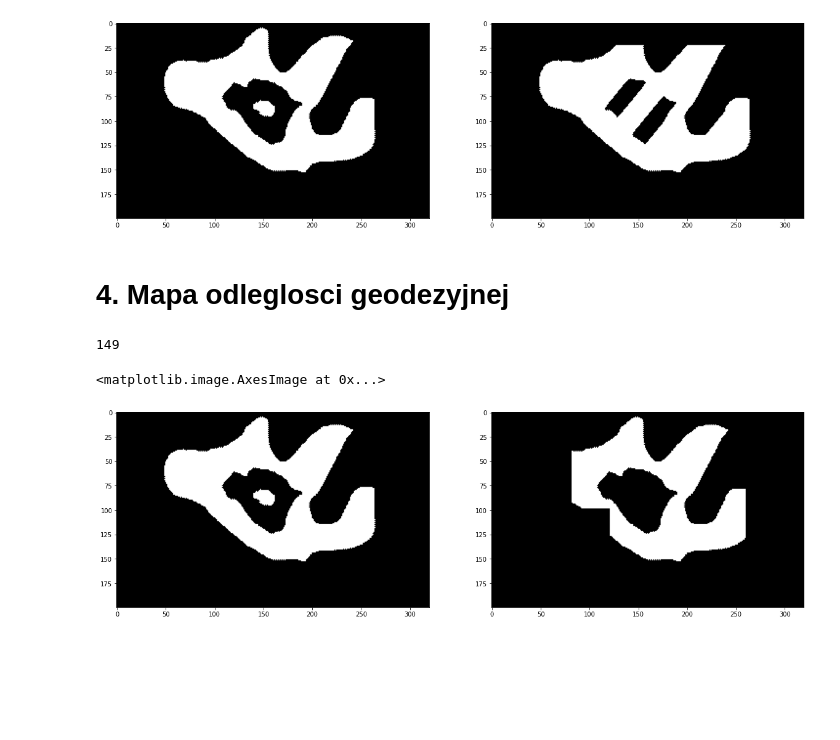
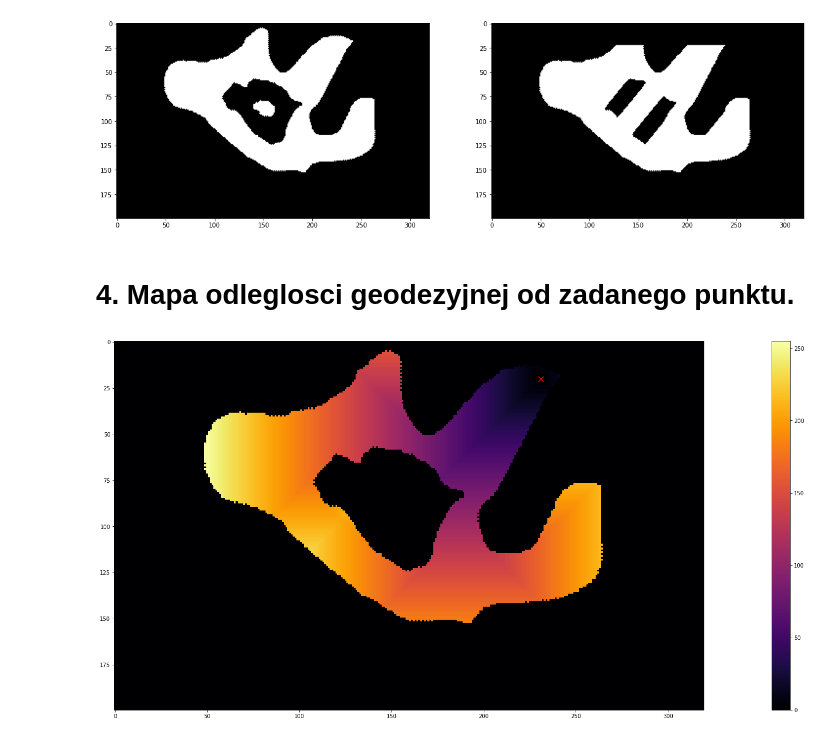
Before and after one commit to WildFireCodes/Processing-of-digital-images, a Jupyter notebook: Project1/notebook_version.ipynb, the cells around one changed output. Saved outputs shown, nothing was run; the diff lists cells and outputs as text; code cells hidden in the pictures; blank space fills up the shorter version.

```diff
--- a/Project1/notebook_version.ipynb
+++ b/Project1/notebook_version.ipynb
@@ -389,18 +389,38 @@ class Filtrations():
     def normalise_image(self, img: np.ndarray) -> np.ndarray:
         return img * (255.0 / img.max())
 
-    def geodetic_distance_map(self, img: np.ndarray, SE: np.ndarray, x1: int, y1: int, x2: int, y2: int) -> tuple[np.ndarray, int]:
+    def geodetic_distance_map(self, img: np.ndarray, SE: np.ndarray, x1: int, y1: int) -> tuple[np.ndarray, int]:
         img = self.binarize_image(img, 1)
 
         b = np.full(img.shape, False)
         b[x1, y1] = True
-        n = 0
 
-        while ~b[x2, y2]:
-            b = self.logic_imdilate(b, SE) & img
+        n = 1
+
+        dil_prev = self.logic_imdilate(b, SE) & img #dil1 - previous
+        dil_prev2 = self.logic_imdilate(dil_prev, SE) & img #dil2 - next
+
+        sub = np.subtract(dil_prev2, dil_prev, dtype = np.float32)
+
+        dil_prev = dil_prev2
+
+        c = np.zeros_like(img, dtype = np.uint8)
+
+        while sub.any() != 0:
             n += 1
 
-        return self.normalise_image(b).astype(np.uint8), n
+            dil_prev2 = self.logic_imdilate(dil_prev, SE) & img
+
+            sub = np.subtract(dil_prev2, dil_prev, dtype = np.float32)
+            dil_prev = dil_prev2
+
+            result=[tuple(x) for x in np.argwhere(sub == 1)]
+            for x in result:
+                c[x[0], x[1]] = n
+
+
+        c[x1, y1] = 0
+        return self.normalise_image(c).astype(np.uint8), n
 # %% [markdown]
 <h1> 2. Filtracja usredniajaca maska Gaussa o zadanej wielkosci i odchyleniu standardowym. Brzeg - odbicie symetryczne.
 <h2> 2.1 Obraz RGB </h2>
@@ -458,17 +478,19 @@ plt.subplot(122).imshow(imclose_logical, cmap = "gray")
 <matplotlib.image.AxesImage at 0x...>
 [figure]
 # %% [markdown]
-<h1> 4. Mapa odleglosci geodezyjnej </h1>
+<h1> 4. Mapa odleglosci geodezyjnej od zadanego punktu. </h1>
 # %%
-b, n = filtrations.geodetic_distance_map(image_mono, np.ones(3), 20, 231, 84, 259)
+operations = ImageOperations()
+filtrations = Filtrations()
+
+image_mono, image_mono_type = operations.load_image("dziury.bmp")
+
+gradient_map, iter = filtrations.geodetic_distance_map(image_mono, np.ones(3), 20, 231)
-# %%
-n
-# %% [output]
-149
-# %%
-plt.subplots(1,2, figsize = (20, 10))
-plt.subplot(121).imshow(image_logical, cmap = "gray")
-plt.subplot(122).imshow(b, cmap = "gray")
-# %% [output]
-<matplotlib.image.AxesImage at 0x...>
-[figure, removed]
+# %%
+plt.figure(figsize=(35,10))
+plt.imshow(gradient_map, cmap='inferno')
+plt.colorbar()
+plt.scatter(231, 20, marker = "x", color = "red", s = 100)
+plt.tight_layout()
+# %% [output]
+[figure, added]
```
